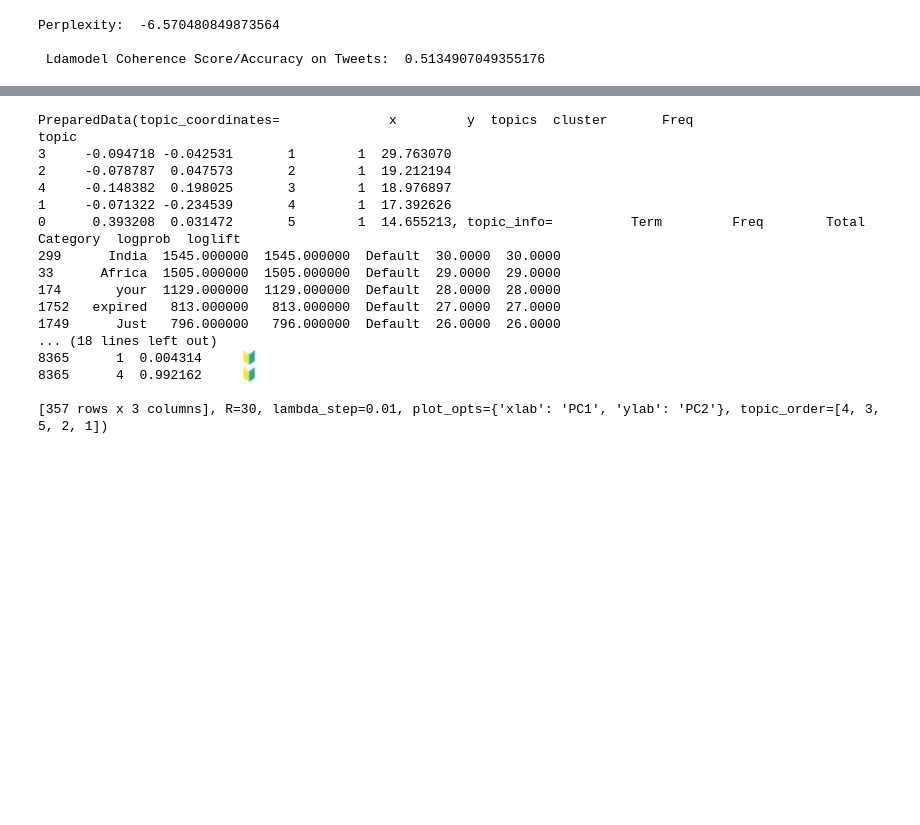
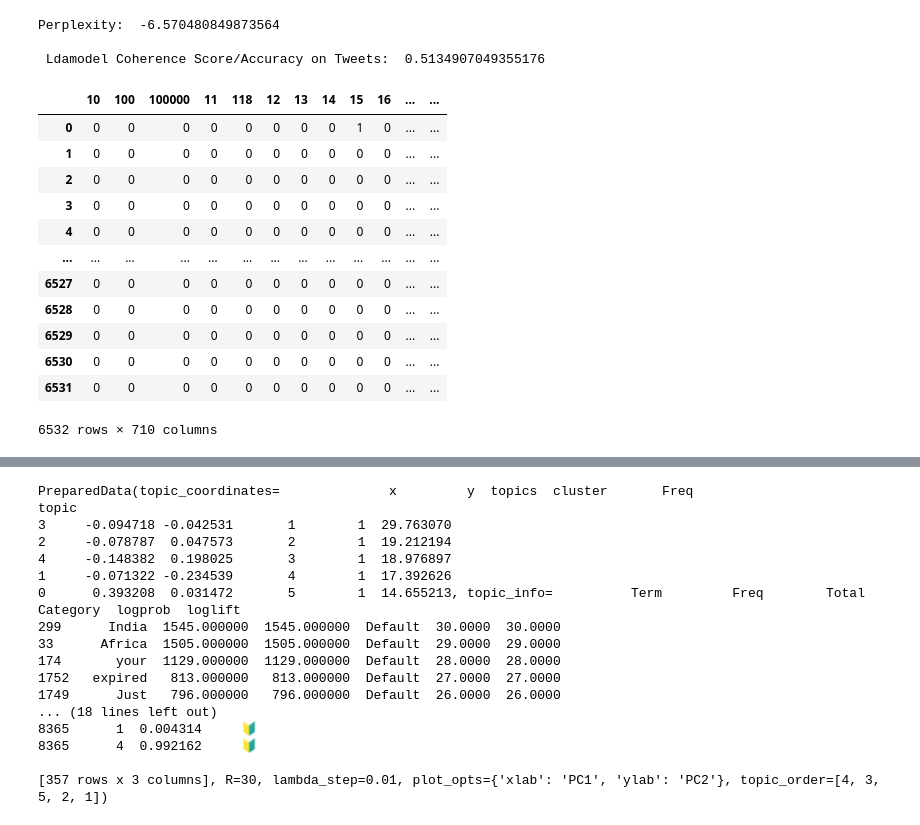
Before and after one commit to Jesjoce/Twitter-Data-Analysis, a Jupyter notebook: Modelling_and_sentiment_analysis/CleanTweet_analysis.ipynb, the cells around one changed output, grey strips where cells are left out. Drawn from its saved outputs; the diff is of its cells as text; code cells hidden in the pictures; blank space fills up the shorter version.

```diff
--- a/Modelling_and_sentiment_analysis/CleanTweet_analysis.ipynb
+++ b/Modelling_and_sentiment_analysis/CleanTweet_analysis.ipynb
@@ -376,3 +376,27 @@ print('\n Ldamodel Coherence Score/Accuracy on Tweets: ', coherence_lda)
 Perplexity:  -6.570480849873564
 
  Ldamodel Coherence Score/Accuracy on Tweets:  0.5134907049355176
+# %%
+tf_vect = CountVectorizer(max_df = 0.9, min_df = 25, max_features = 5000)
+
+tf = tf_vect.fit_transform(clean_tweet['lemmatized_str'].values.astype('U'))
+
+tf_feature_names = tf_vect.get_feature_names()
+
+term_matrix = pd.DataFrame(tf.toarray(), columns = list(tf_feature_names))
+
+term_matrix
+# %% [output]
+|  | 10 | 100 | 100000 | 11 | 118 | 12 | 13 | 14 | 15 | 16 | ... | ... |
+| 0 | 0 | 0 | 0 | 0 | 0 | 0 | 0 | 0 | 1 | 0 | ... | ... |
+| 1 | 0 | 0 | 0 | 0 | 0 | 0 | 0 | 0 | 0 | 0 | ... | ... |
+| 2 | 0 | 0 | 0 | 0 | 0 | 0 | 0 | 0 | 0 | 0 | ... | ... |
+| 3 | 0 | 0 | 0 | 0 | 0 | 0 | 0 | 0 | 0 | 0 | ... | ... |
+| 4 | 0 | 0 | 0 | 0 | 0 | 0 | 0 | 0 | 0 | 0 | ... | ... |
+| ... | ... | ... | ... | ... | ... | ... | ... | ... | ... | ... | ... | ... |
+| 6527 | 0 | 0 | 0 | 0 | 0 | 0 | 0 | 0 | 0 | 0 | ... | ... |
+| 6528 | 0 | 0 | 0 | 0 | 0 | 0 | 0 | 0 | 0 | 0 | ... | ... |
+| 6529 | 0 | 0 | 0 | 0 | 0 | 0 | 0 | 0 | 0 | 0 | ... | ... |
+| 6530 | 0 | 0 | 0 | 0 | 0 | 0 | 0 | 0 | 0 | 0 | ... | ... |
+| 6531 | 0 | 0 | 0 | 0 | 0 | 0 | 0 | 0 | 0 | 0 | ... | ... |
+6532 rows × 710 columns
```
Also changed, not shown: parts of 1 cell of this notebook.
